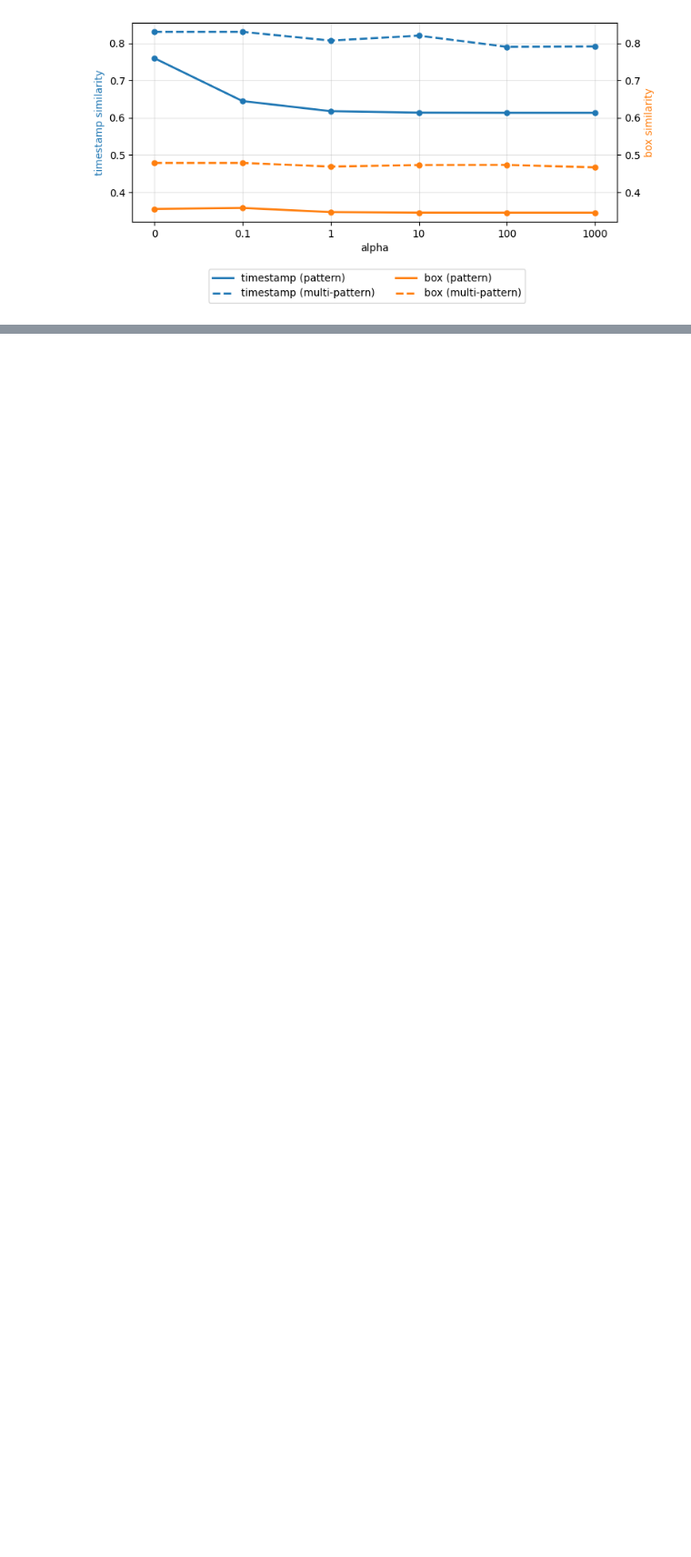
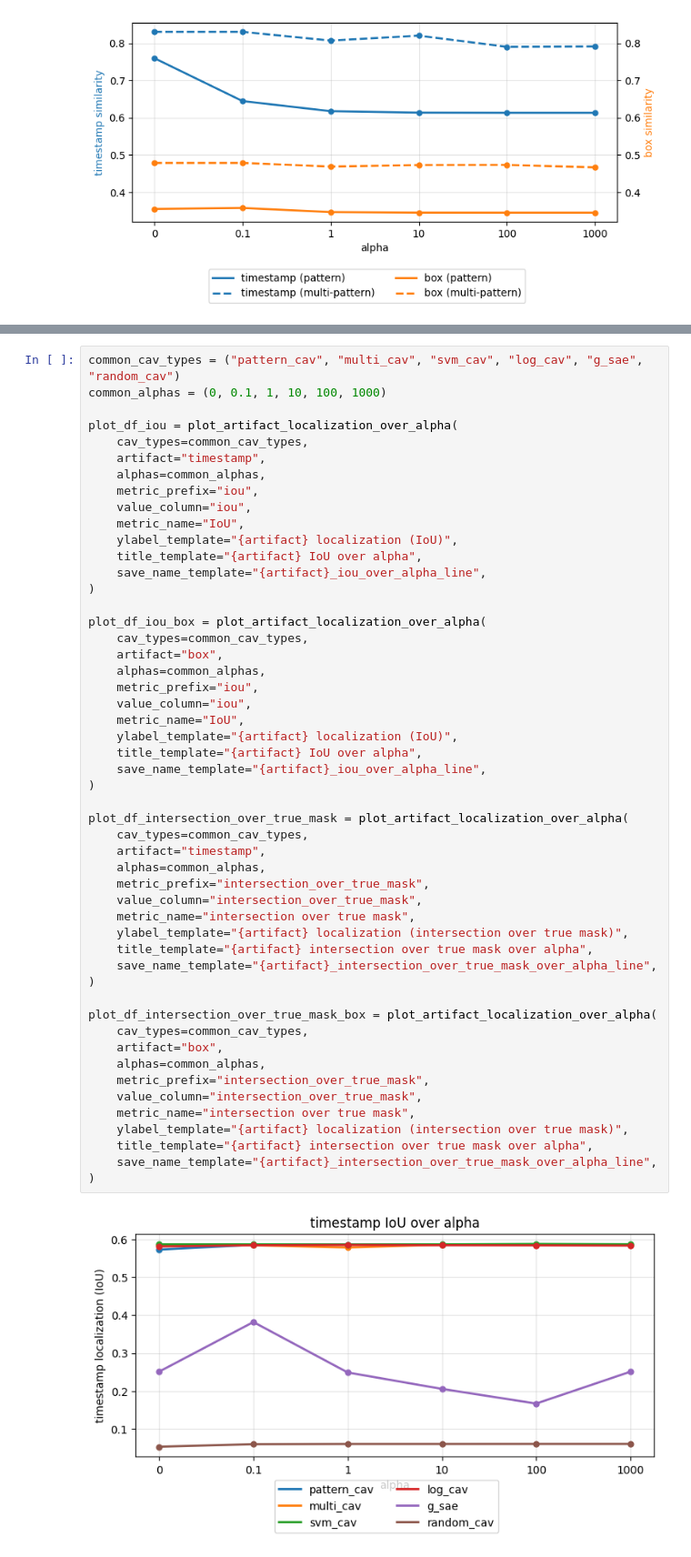
Before and after one commit to erenerogullari/cav-disentanglement, a Jupyter notebook: notebooks/experiment_figures.ipynb, the cells around one changed output, grey strips where cells are left out. Shown at 91% size. Saved outputs shown, nothing was run; the diff lists cells and outputs as text; blank space fills up the shorter version.

```diff
--- a/notebooks/experiment_figures.ipynb
+++ b/notebooks/experiment_figures.ipynb
@@ -819,0 +825,53 @@ plot_df_loc_box = plot_artifact_localization_over_alpha(
+# %%
+common_cav_types = ("pattern_cav", "multi_cav", "svm_cav", "log_cav", "g_sae", "random_cav")
+common_alphas = (0, 0.1, 1, 10, 100, 1000)
+
+plot_df_iou = plot_artifact_localization_over_alpha(
+    cav_types=common_cav_types,
+    artifact="timestamp",
+    alphas=common_alphas,
+    metric_prefix="iou",
+    value_column="iou",
+    metric_name="IoU",
+    ylabel_template="{artifact} localization (IoU)",
+    title_template="{artifact} IoU over alpha",
+    save_name_template="{artifact}_iou_over_alpha_line",
+)
+
+plot_df_iou_box = plot_artifact_localization_over_alpha(
+    cav_types=common_cav_types,
+    artifact="box",
+    alphas=common_alphas,
+    metric_prefix="iou",
+    value_column="iou",
+    metric_name="IoU",
+    ylabel_template="{artifact} localization (IoU)",
+    title_template="{artifact} IoU over alpha",
+    save_name_template="{artifact}_iou_over_alpha_line",
+)
+
+plot_df_intersection_over_true_mask = plot_artifact_localization_over_alpha(
+    cav_types=common_cav_types,
+    artifact="timestamp",
+    alphas=common_alphas,
+    metric_prefix="intersection_over_true_mask",
+    value_column="intersection_over_true_mask",
+    metric_name="intersection over true mask",
+    ylabel_template="{artifact} localization (intersection over true mask)",
+    title_template="{artifact} intersection over true mask over alpha",
+    save_name_template="{artifact}_intersection_over_true_mask_over_alpha_line",
+)
+
+plot_df_intersection_over_true_mask_box = plot_artifact_localization_over_alpha(
+    cav_types=common_cav_types,
+    artifact="box",
+    alphas=common_alphas,
+    metric_prefix="intersection_over_true_mask",
+    value_column="intersection_over_true_mask",
+    metric_name="intersection over true mask",
+    ylabel_template="{artifact} localization (intersection over true mask)",
+    title_template="{artifact} intersection over true mask over alpha",
+    save_name_template="{artifact}_intersection_over_true_mask_over_alpha_line",
+)
+# %% [output]
+[figure, added]
```
Also changed, not shown: parts of 6 cells of this notebook, 20 other files.
